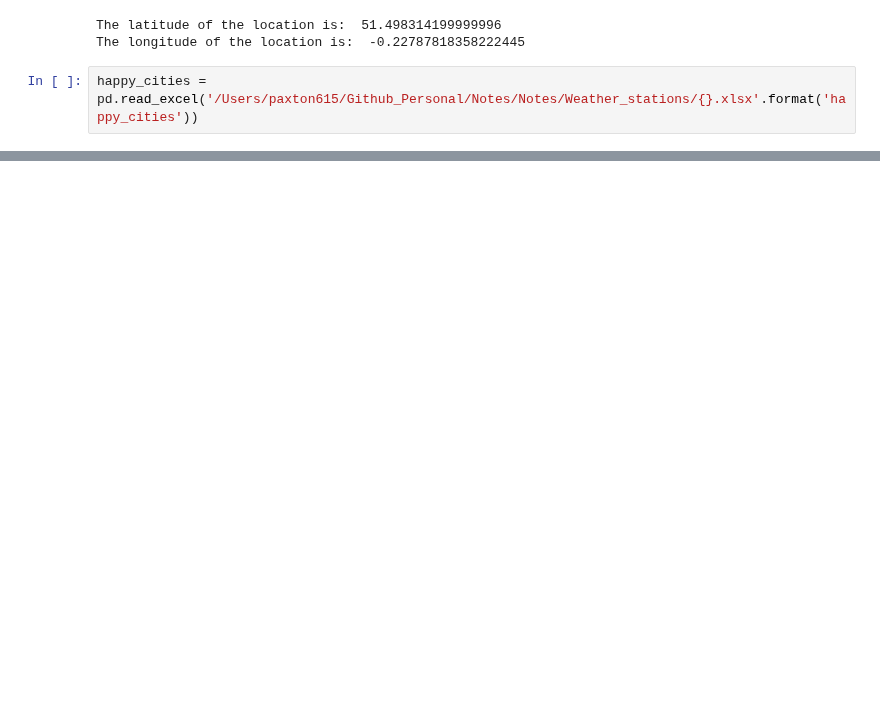
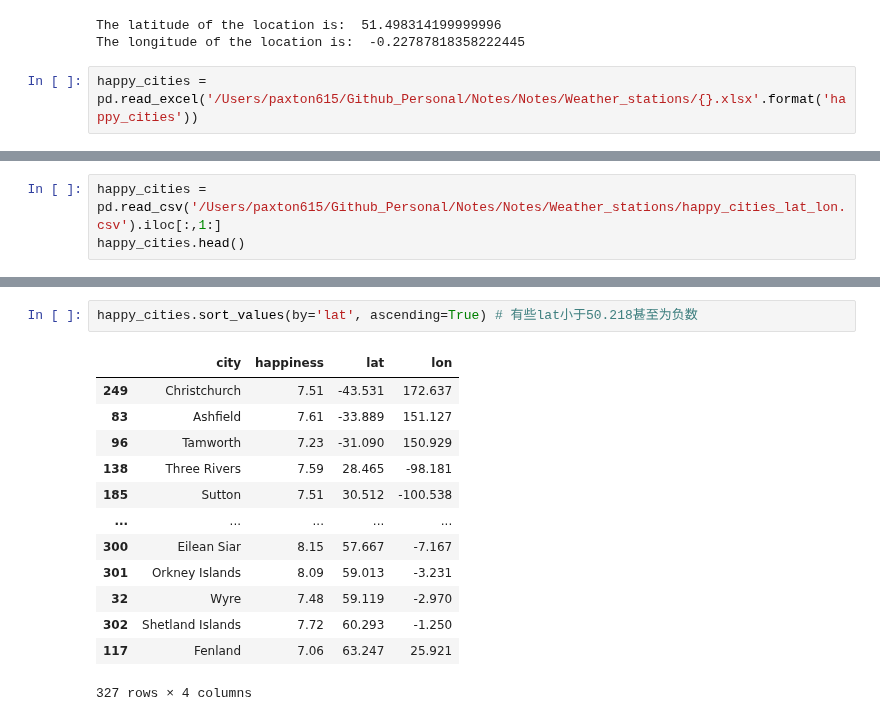
Before and after one commit to paxton615/Notes, a Jupyter notebook: Weather_stations/Download_station_data.ipynb, the cells around one changed output, grey strips where cells are left out. Saved outputs shown, nothing was run; the diff lists cells and outputs as text; blank space fills up the shorter version.

```diff
--- a/Weather_stations/Download_station_data.ipynb
+++ b/Weather_stations/Download_station_data.ipynb
@@ -549,0 +606,3 @@ happy_cities
+# %%
+happy_cities = pd.read_csv('/Users/paxton615/Github_Personal/Notes/Notes/Weather_stations/happy_cities_lat_lon.csv').iloc[:,1:]
+happy_cities.head()
@@ -549,0 +626,16 @@ happy_cities
+# %%
+happy_cities.sort_values(by='lat', ascending=True) # 有些lat小于50.218甚至为负数
+# %% [output]
+|  | city | happiness | lat | lon |
+| 249 | Christchurch | 7.51 | -43.531 | 172.637 |
+| 83 | Ashfield | 7.61 | -33.889 | 151.127 |
+| 96 | Tamworth | 7.23 | -31.090 | 150.929 |
+| 138 | Three Rivers | 7.59 | 28.465 | -98.181 |
+| 185 | Sutton | 7.51 | 30.512 | -100.538 |
+| ... | ... | ... | ... | ... |
+| 300 | Eilean Siar | 8.15 | 57.667 | -7.167 |
+| 301 | Orkney Islands | 8.09 | 59.013 | -3.231 |
+| 32 | Wyre | 7.48 | 59.119 | -2.970 |
+| 302 | Shetland Islands | 7.72 | 60.293 | -1.250 |
+| 117 | Fenland | 7.06 | 63.247 | 25.921 |
+327 rows × 4 columns
```
Also changed, not shown: parts of 30 cells of this notebook, 2 other files.
